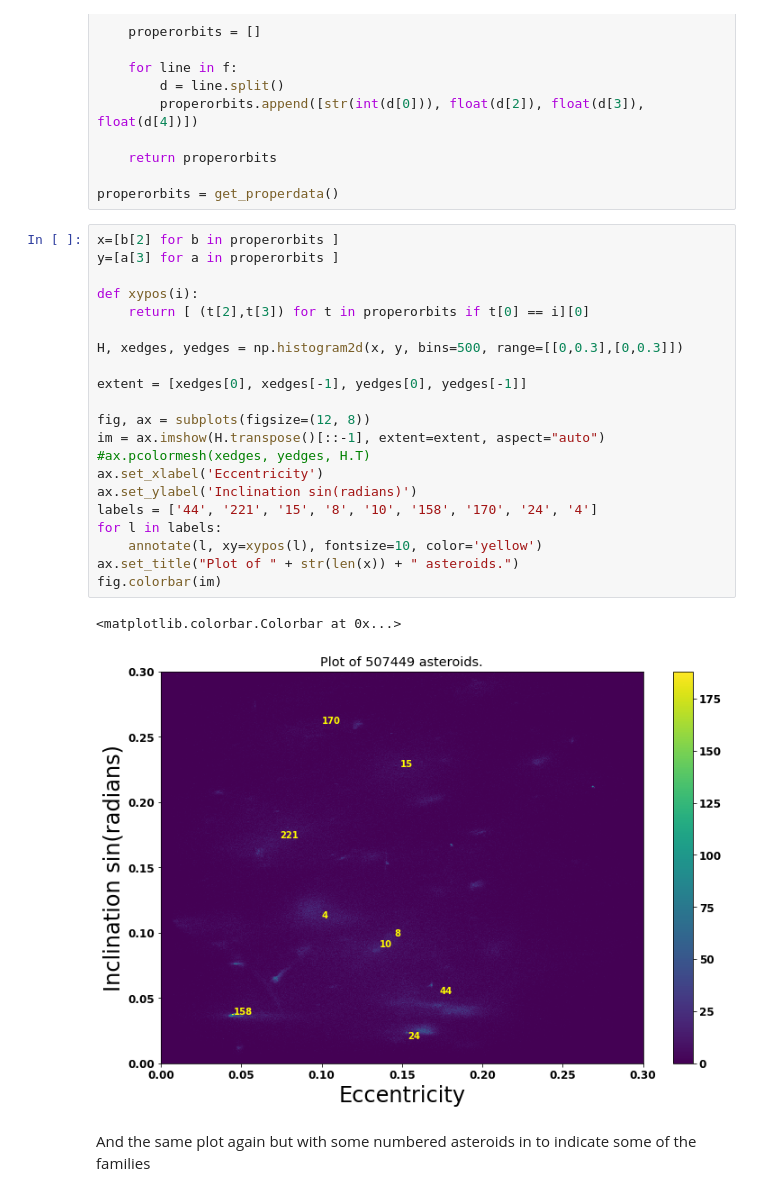
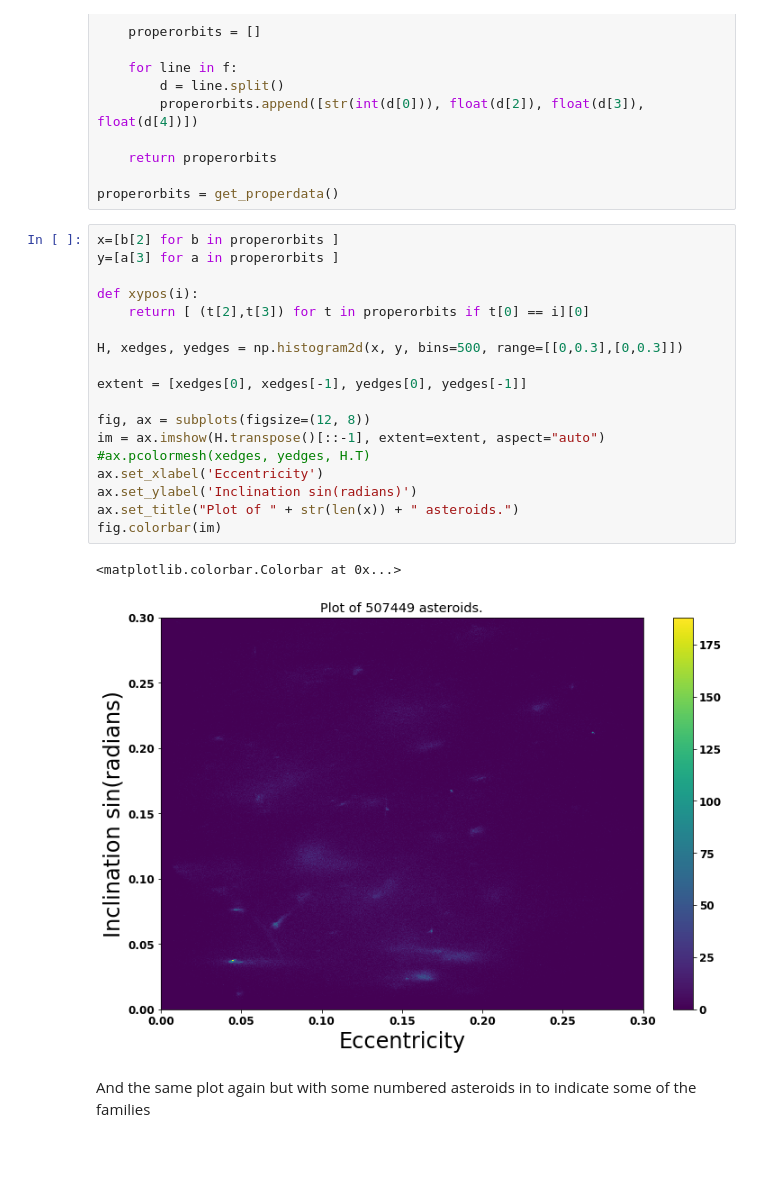
Before and after one commit to albertw/astronomy-notebooks, a Jupyter notebook: Minor-Planets.ipynb, the cells around one changed output. Cells and saved outputs as stored; diff of their text form; blank space fills up the shorter version.

Commit message:
Remove annotations on proper orbit plot

```diff
--- a/Minor-Planets.ipynb
+++ b/Minor-Planets.ipynb
@@ -572,27 +572,24 @@ properorbits = get_properdata()
 # %%
 x=[b[2] for b in properorbits ]
 y=[a[3] for a in properorbits ]
 
 def xypos(i):
     return [ (t[2],t[3]) for t in properorbits if t[0] == i][0]
 
 H, xedges, yedges = np.histogram2d(x, y, bins=500, range=[[0,0.3],[0,0.3]])
 
 extent = [xedges[0], xedges[-1], yedges[0], yedges[-1]]
 
 fig, ax = subplots(figsize=(12, 8))
 im = ax.imshow(H.transpose()[::-1], extent=extent, aspect="auto")
 #ax.pcolormesh(xedges, yedges, H.T)
 ax.set_xlabel('Eccentricity')
 ax.set_ylabel('Inclination sin(radians)')
-labels = ['44', '221', '15', '8', '10', '158', '170', '24', '4']
-for l in labels:
-    annotate(l, xy=xypos(l), fontsize=10, color='yellow')
 ax.set_title("Plot of " + str(len(x)) + " asteroids.")
 fig.colorbar(im)
 # %% [output]
 <matplotlib.colorbar.Colorbar at 0x...>
-[figure, old version]
+[figure, new version]
 # %% [markdown]
 And the same plot again but with some numbered asteroids in to indicate some of the families
 # %%
```
